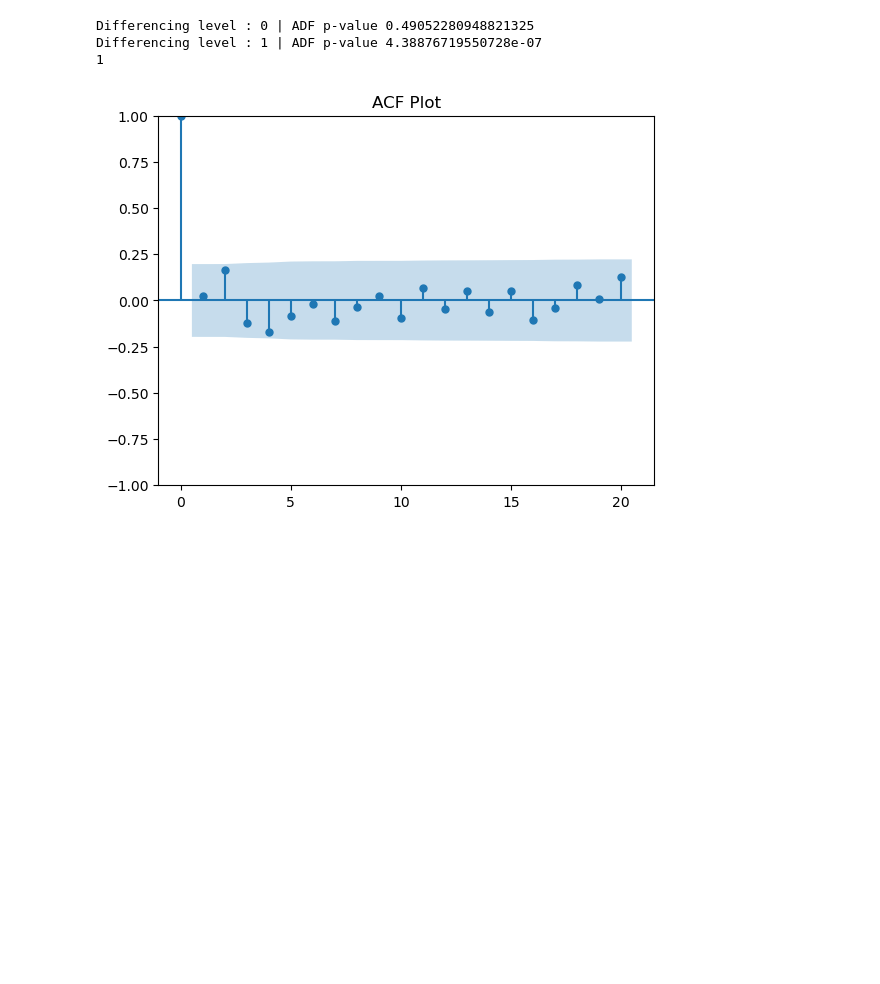
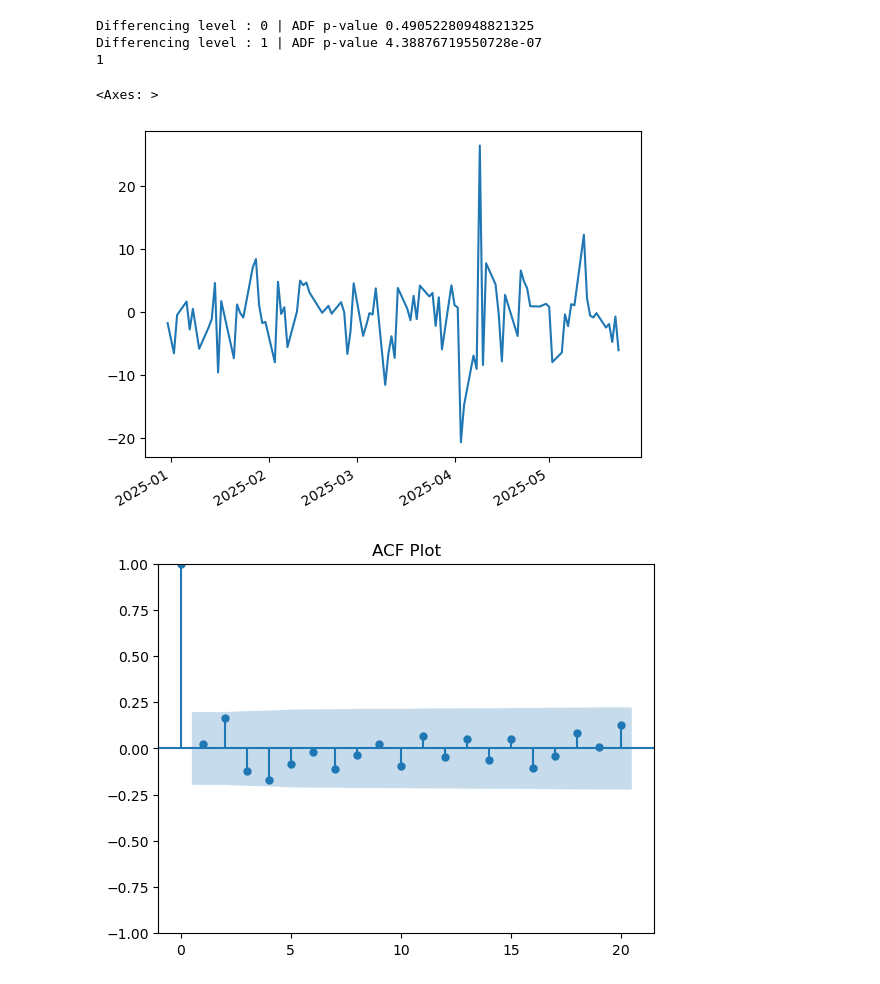
Before and after one commit to Avantika082/Forecast-Stocks-on-demand, a Jupyter notebook: Notebooks/Untitled.ipynb, the cells around one changed output. Saved outputs shown, nothing was run; the diff lists cells and outputs as text; code cells hidden in the pictures; blank space fills up the shorter version.

```diff
--- a/Notebooks/Untitled.ipynb
+++ b/Notebooks/Untitled.ipynb
@@ -82,6 +82,11 @@ print(d)
 Differencing level : 0 | ADF p-value 0.49052280948821325
 Differencing level : 1 | ADF p-value 4.38876719550728e-07
 1
+# %%
+stationary_series.plot()
+# %% [output]
+<Axes: >
+[figure, added]
 # %%
 plot_acf(stationary_series,lags=20)
 plt.title("ACF Plot")
```
Also changed, not shown: parts of 1 cell of this notebook, 2 other files.
